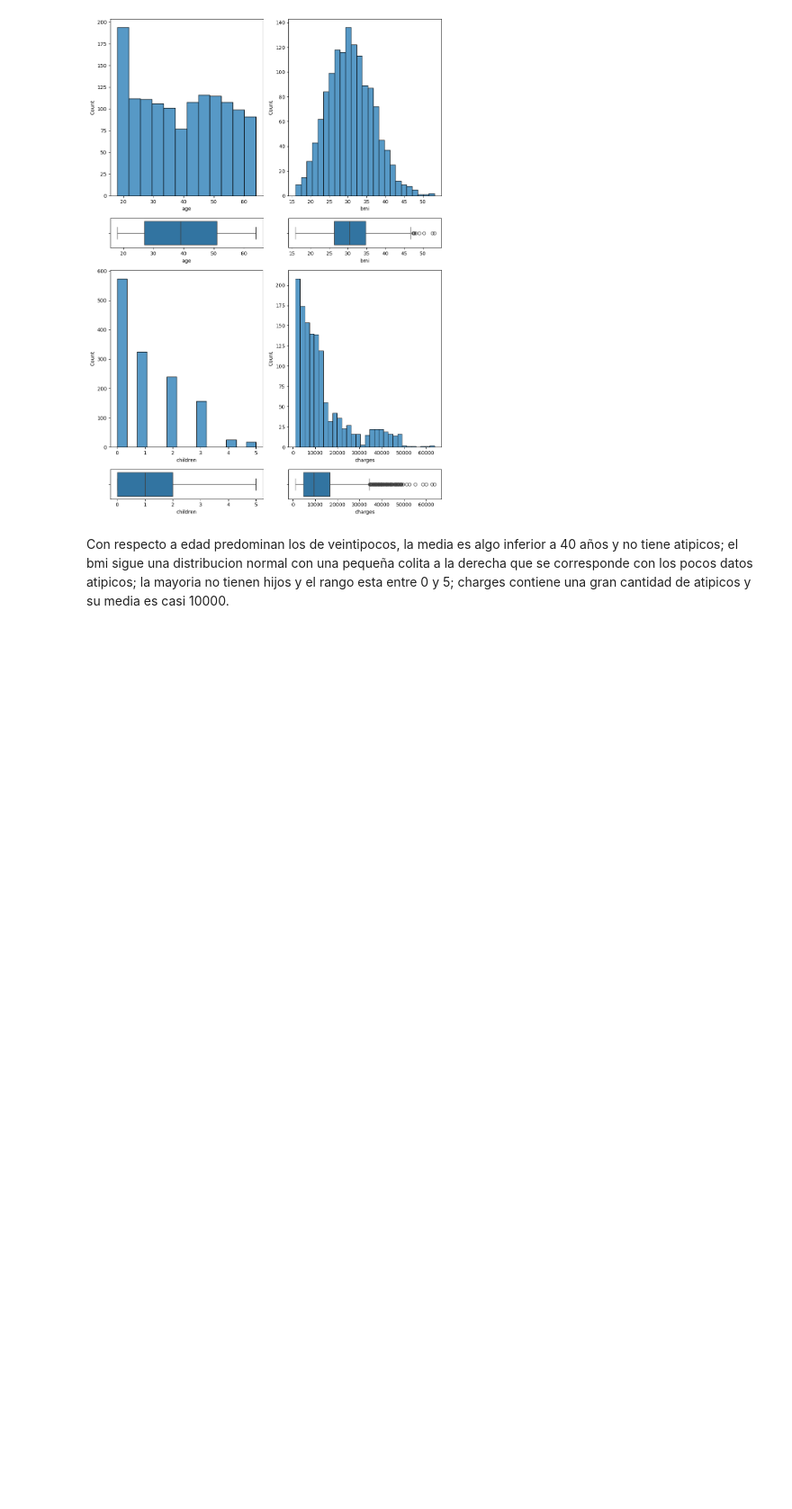
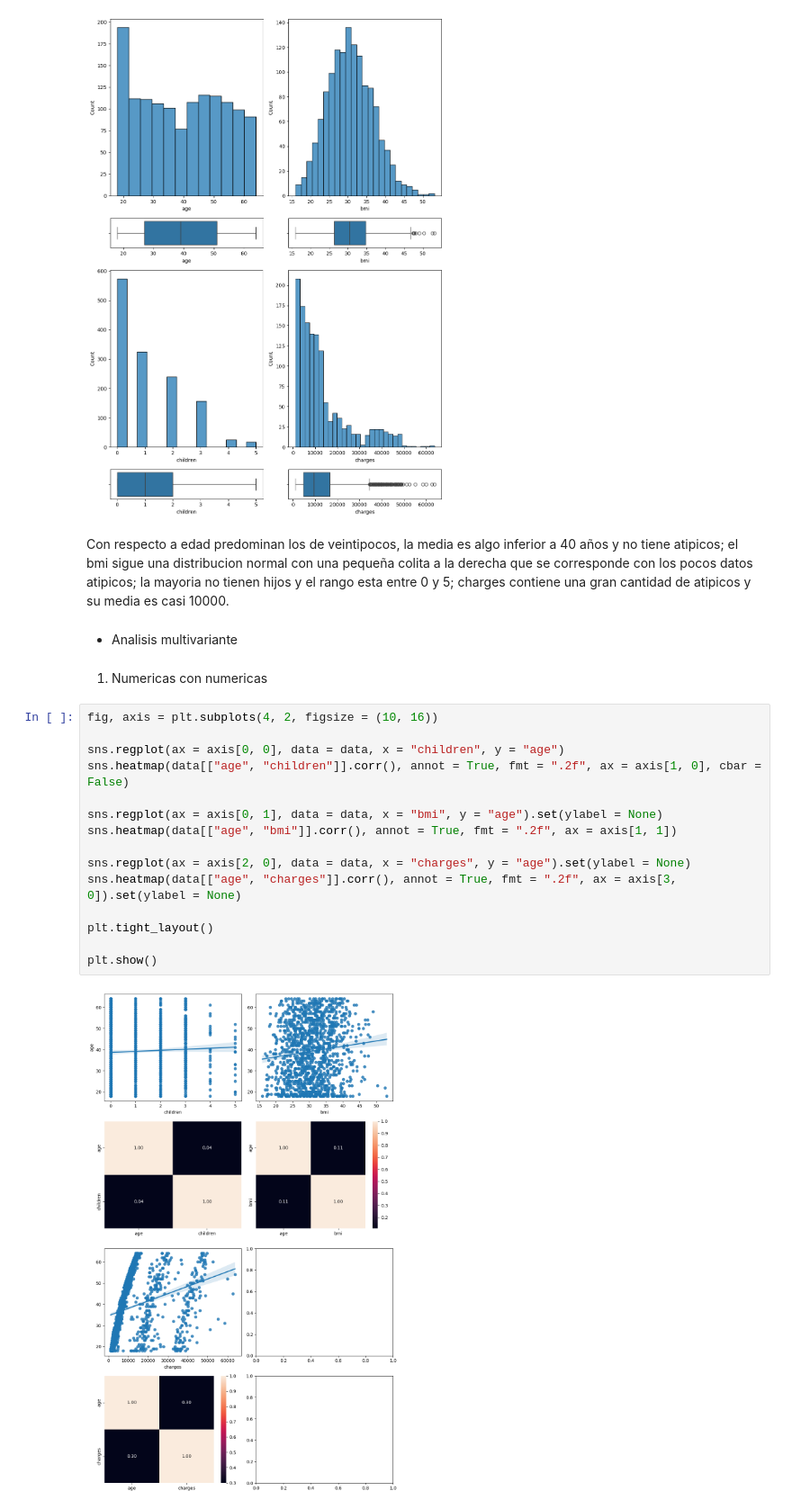
Before and after one commit to 4GeeksAcademy/beggy_regresion-lineal, a Jupyter notebook: Regresion_Lineal.ipynb, the cells around one changed output. Shown: that part at 90% size. Saved outputs shown, nothing was run; the diff lists cells and outputs as text; blank space fills up the shorter version.

```diff
--- a/Regresion_Lineal.ipynb
+++ b/Regresion_Lineal.ipynb
@@ -98,3 +98,28 @@ plt.show()
 [figure]
 # %% [markdown]
 Con respecto a edad predominan los de veintipocos, la media es algo inferior a 40 años y no tiene atipicos; el bmi sigue una distribucion normal con una pequeña colita a la derecha que se corresponde con los pocos datos atipicos; la mayoria no tienen hijos y el rango esta entre 0 y 5; charges contiene una gran cantidad de atipicos y su media es casi 10000.
+# %% [markdown]
+
+
+*   Analisis multivariante
+# %% [markdown]
+
+
+1.   Numericas con numericas
+# %%
+fig, axis = plt.subplots(4, 2, figsize = (10, 16))
+
+sns.regplot(ax = axis[0, 0], data = data, x = "children", y = "age")
+sns.heatmap(data[["age", "children"]].corr(), annot = True, fmt = ".2f", ax = axis[1, 0], cbar = False)
+
+sns.regplot(ax = axis[0, 1], data = data, x = "bmi", y = "age").set(ylabel = None)
+sns.heatmap(data[["age", "bmi"]].corr(), annot = True, fmt = ".2f", ax = axis[1, 1])
+
+sns.regplot(ax = axis[2, 0], data = data, x = "charges", y = "age").set(ylabel = None)
+sns.heatmap(data[["age", "charges"]].corr(), annot = True, fmt = ".2f", ax = axis[3, 0]).set(ylabel = None)
+
+plt.tight_layout()
+
+plt.show()
+# %% [output]
+[figure, added]
```
Also changed, not shown: parts of 4 cells of this notebook.
